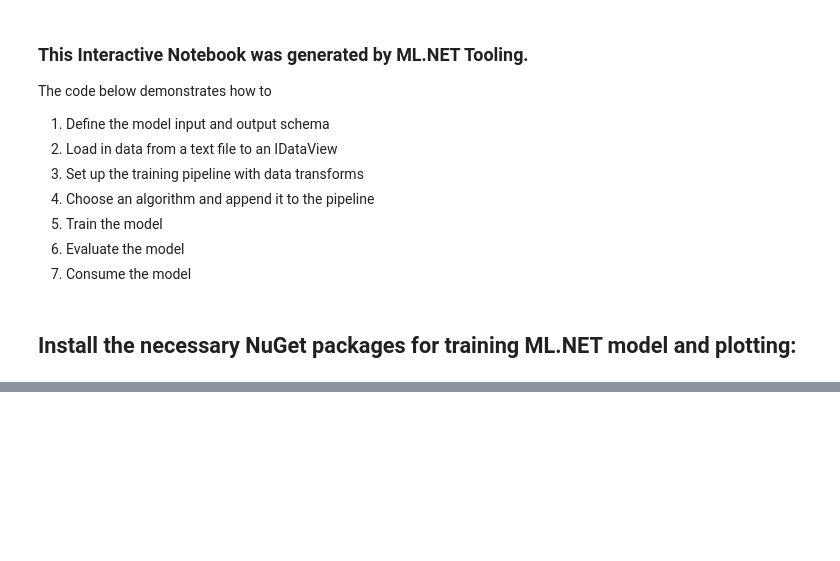
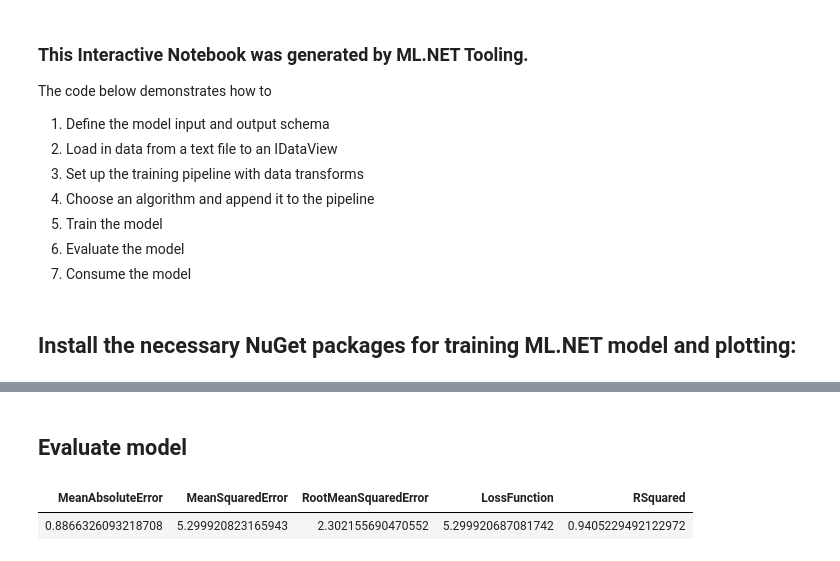
Before and after one commit to JakeRadMSFT/ExampleNotebooks, a Jupyter notebook: src/ExampleNotebooks/AutoML-Regression-TaxiFare.ipynb, the cells around one changed output, grey strips where cells are left out. Drawn from its saved outputs; the diff is of its cells as text; code cells hidden in the pictures; blank space fills up the shorter version.

```diff
--- a/src/ExampleNotebooks/AutoML-Regression-TaxiFare.ipynb
+++ b/src/ExampleNotebooks/AutoML-Regression-TaxiFare.ipynb
@@ -84,0 +104,10 @@ Error: System.AggregateException: One or more errors occurred. (The method or op
+# %% [markdown]
+## Evaluate model
+# %%
+var model = res.Model;
+var eval= model.Transform(validateTestSplit.TestSet);
+var metric=mlContext.Regression.Evaluate(eval,"fare_amount");
+metric
+# %% [output]
+| MeanAbsoluteError | MeanSquaredError | RootMeanSquaredError | LossFunction | RSquared |
+| 0.8866326093218708 | 5.299920823165943 | 2.302155690470552 | 5.299920687081742 | 0.9405229492122972 |
```
Also changed, not shown: parts of 13 cells of this notebook.
